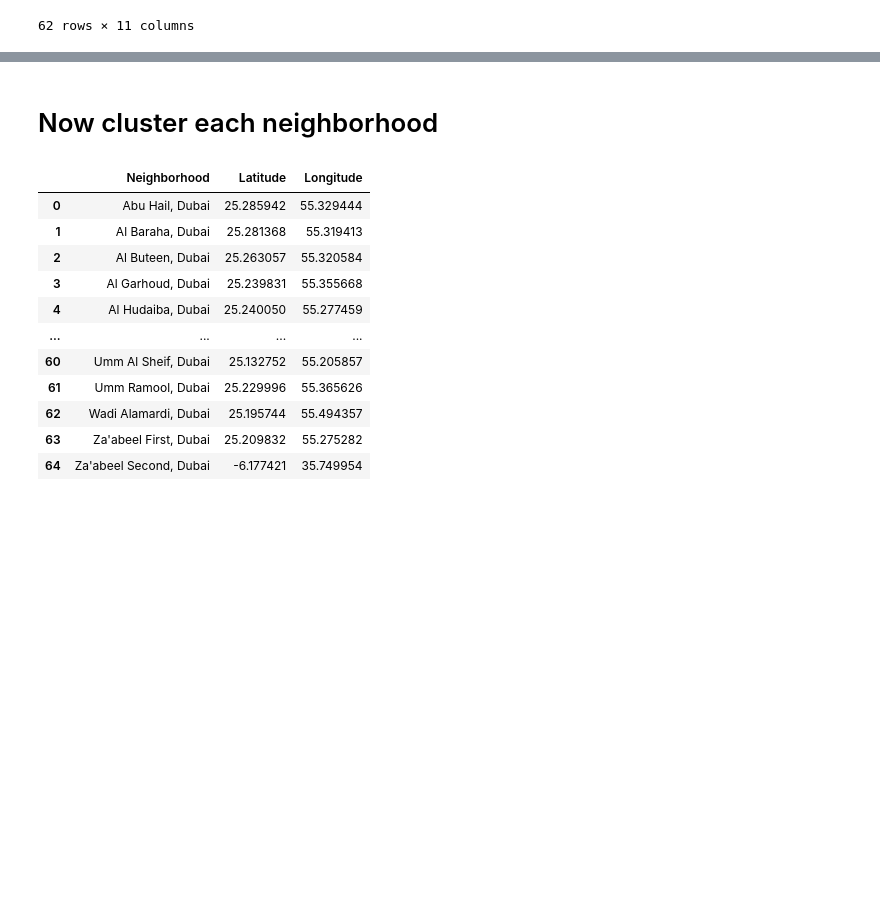
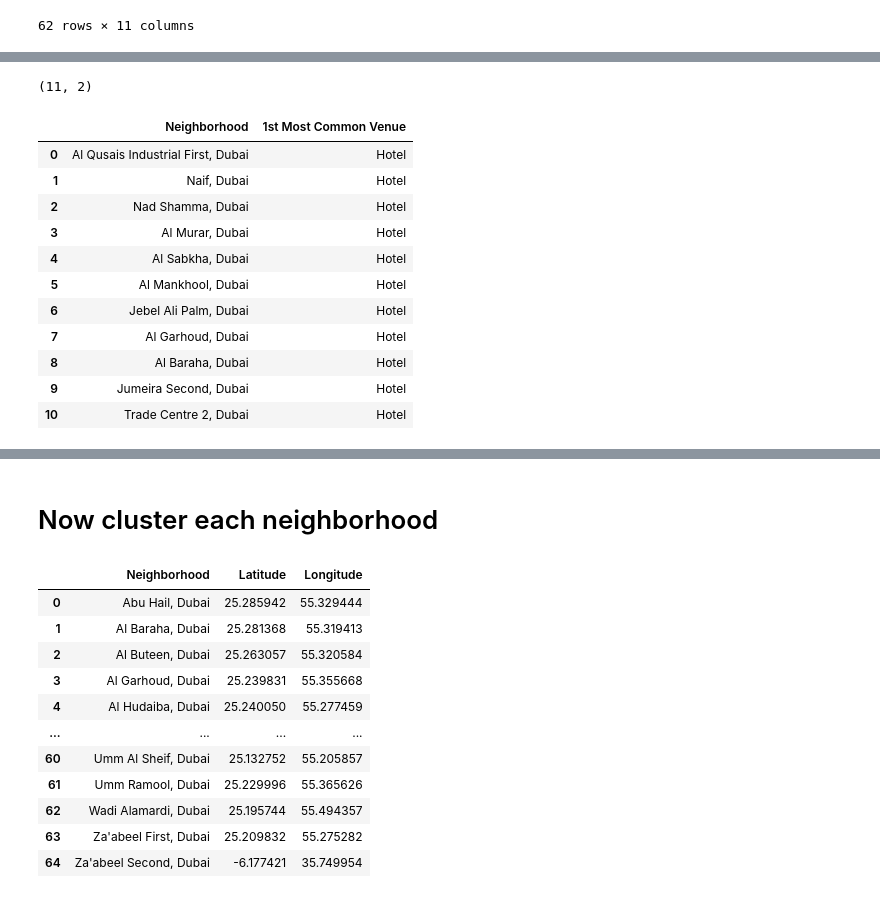
Before and after one commit to Vj-Ydv/Data_science_capstone, a Jupyter notebook: Final_Capstone/Data_science_capstone_final.ipynb, the cells around one changed output, grey strips where cells are left out. Drawn from its saved outputs; the diff is of its cells as text; code cells hidden in the pictures; blank space fills up the shorter version.

```diff
--- a/Final_Capstone/Data_science_capstone_final.ipynb
+++ b/Final_Capstone/Data_science_capstone_final.ipynb
@@ -730,0 +844,19 @@ neighborhoods_venues_sorted
+# %%
+#Neighborhood in Dubai famous for hotel
+df_hotel = most_common1[most_common1['1st Most Common Venue'].str.contains('Hotel')].reset_index(drop=True)
+print(df_hotel.shape)
+df_hotel
+# %% [output]
+(11, 2)
+|  | Neighborhood | 1st Most Common Venue |
+| 0 | Al Qusais Industrial First, Dubai | Hotel |
+| 1 | Naif, Dubai | Hotel |
+| 2 | Nad Shamma, Dubai | Hotel |
+| 3 | Al Murar, Dubai | Hotel |
+| 4 | Al Sabkha, Dubai | Hotel |
+| 5 | Al Mankhool, Dubai | Hotel |
+| 6 | Jebel Ali Palm, Dubai | Hotel |
+| 7 | Al Garhoud, Dubai | Hotel |
+| 8 | Al Baraha, Dubai | Hotel |
+| 9 | Jumeira Second, Dubai | Hotel |
+| 10 | Trade Centre 2, Dubai | Hotel |
```
Also changed, not shown: parts of 13 cells of this notebook.
